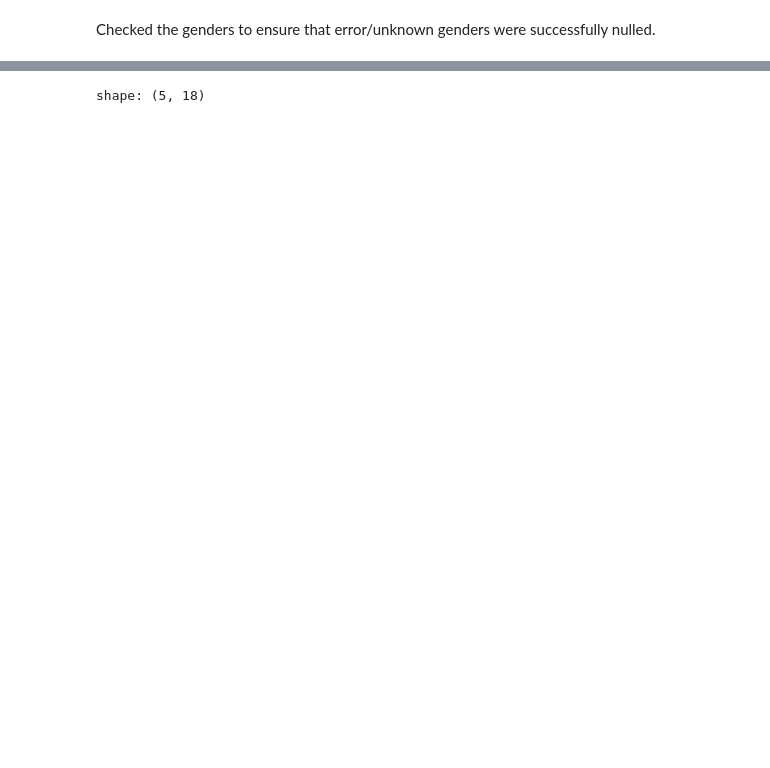
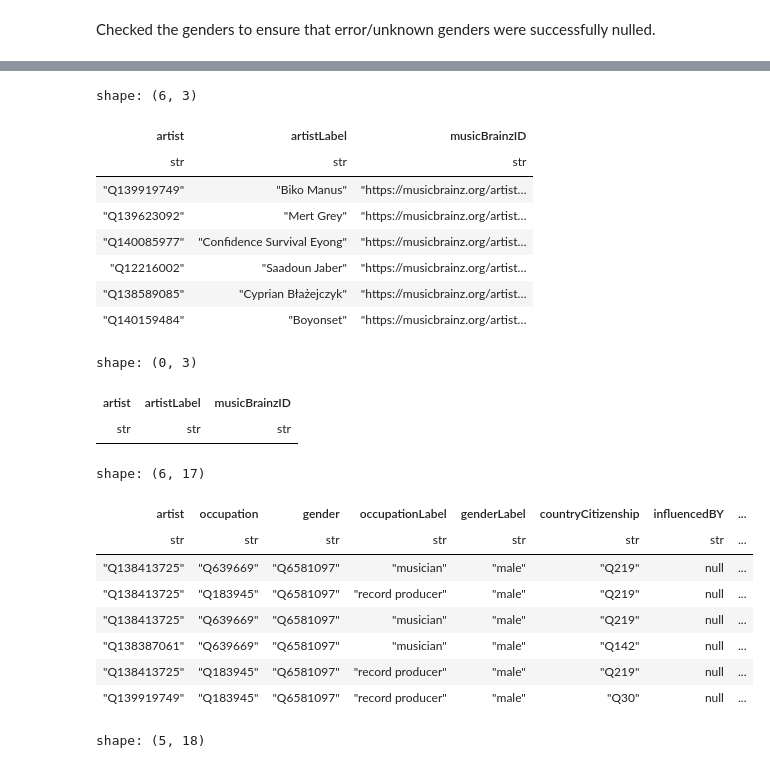
Before and after one commit to malik-files/MScDiss_IGASTNBK_, a Jupyter notebook: Main Code/cleaning_inspecting_labelling_Wikidata_artists.ipynb, the cells around one changed output, grey strips where cells are left out. Cells and saved outputs as stored; diff of their text form; code cells hidden in the pictures; blank space fills up the shorter version.

```diff
--- a/Main Code/cleaning_inspecting_labelling_Wikidata_artists.ipynb
+++ b/Main Code/cleaning_inspecting_labelling_Wikidata_artists.ipynb
@@ -182,3 +225,55 @@ There are 443571 artists with an influence with no labels. These will be cleaned
+# %%
+#Look at selection of the musicBrainz table for any anomalies
+mBtable = artistDF.select(pl.col(["artist","artistLabel","musicBrainzID"])).unique()
+mB_issues = mBtable.filter(
+    pl.col("musicBrainzID").str.contains("http")
+).unique()
+display(mB_issues)
+
+
+mB_issues.write_csv("./missingValuesStore/artistsEntitiesWithFormattingIssuesInTheirMusicBrainzID.csv")
+mB_users = mBtable.filter(
+    pl.col("musicBrainzID").str.contains("user")
+)
+display(mB_users)
+
+
+#Because it is two people who had these errored user links in there I will drop those two rows as their info will continue to be in the dataset
+artistDF = artistDF.filter(
+    ~pl.col("musicBrainzID").str.contains("user"),
+)
+
+#Get the artist ID of the people with the links for theirs instead of the number
+artistDF = artistDF.with_columns(
+    musicBrainzID = pl.when(pl.col("musicBrainzID").str.contains("artist")).then(
+        pl.col("musicBrainzID").str.split("/").list.last()
+    ).otherwise(pl.col("musicBrainzID")),
+)
+
+#See a selection of artists to make sure changes were done correctly.
+display(artistDF.filter((pl.col("artist") == "Q138387061") | (pl.col("artist") == "Q138413725") | (pl.col("artist") == "Q139919749")  ).unique())
+# %% [output]
+shape: (6, 3)
+| artist | artistLabel | musicBrainzID |
+| str | str | str |
+| "Q139919749" | "Biko Manus" | "https://musicbrainz.org/artist… |
+| "Q139623092" | "Mert Grey" | "https://musicbrainz.org/artist… |
+| "Q140085977" | "Confidence Survival Eyong" | "https://musicbrainz.org/artist… |
+| "Q12216002" | "Saadoun Jaber" | "https://musicbrainz.org/artist… |
+| "Q138589085" | "Cyprian Błażejczyk" | "https://musicbrainz.org/artist… |
+| "Q140159484" | "Boyonset" | "https://musicbrainz.org/artist… |
+shape: (0, 3)
+| artist | artistLabel | musicBrainzID |
+| str | str | str |
+shape: (6, 17)
+| artist | occupation | gender | occupationLabel | genderLabel | countryCitizenship | influencedBY | ... |
+| str | str | str | str | str | str | str | ... |
+| "Q138413725" | "Q639669" | "Q6581097" | "musician" | "male" | "Q219" | null | ... |
+| "Q138413725" | "Q183945" | "Q6581097" | "record producer" | "male" | "Q219" | null | ... |
+| "Q138413725" | "Q639669" | "Q6581097" | "musician" | "male" | "Q219" | null | ... |
+| "Q138387061" | "Q639669" | "Q6581097" | "musician" | "male" | "Q142" | null | ... |
+| "Q138413725" | "Q183945" | "Q6581097" | "record producer" | "male" | "Q219" | null | ... |
+| "Q139919749" | "Q183945" | "Q6581097" | "record producer" | "male" | "Q30" | null | ... |
 # %%
 cleanedArtistDF = artistDF.filter(
     ~pl.col("artist").is_in(pl.col("artistLabel").implode()),
```
Also changed, not shown: parts of 6 cells of this notebook, 6 other files.
